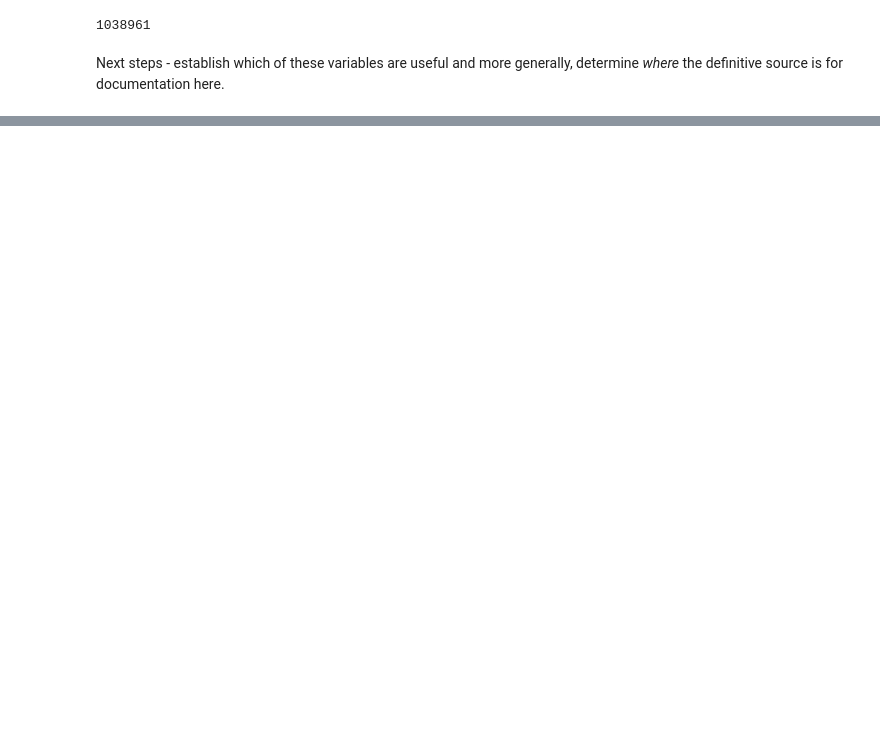
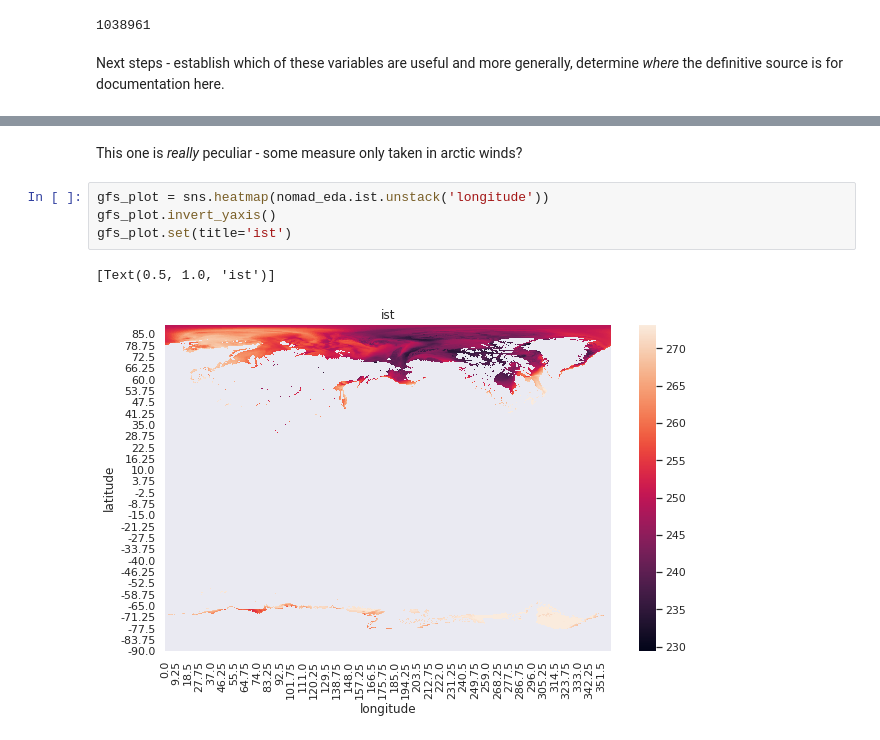
Before and after one commit to GondekNP/HohonuWind, a Jupyter notebook: notebooks/nomad_EDA.ipynb, the cells around one changed output, grey strips where cells are left out. Saved outputs shown, nothing was run; the diff lists cells and outputs as text; blank space fills up the shorter version.

```diff
--- a/notebooks/nomad_EDA.ipynb
+++ b/notebooks/nomad_EDA.ipynb
@@ -109,0 +163,9 @@ Next steps - establish which of these variables are useful and more generally, d
+# %% [markdown]
+This one is _really_ peculiar - some measure only taken in arctic winds?
+# %%
+gfs_plot = sns.heatmap(nomad_eda.ist.unstack('longitude'))
+gfs_plot.invert_yaxis()
+gfs_plot.set(title='ist')
+# %% [output]
+[Text(0.5, 1.0, 'ist')]
+[figure, added]
```
Also changed, not shown: parts of 14 cells of this notebook.
